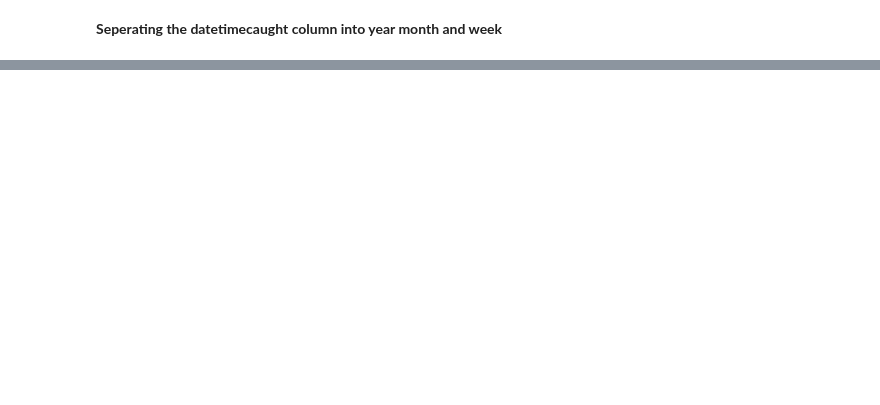
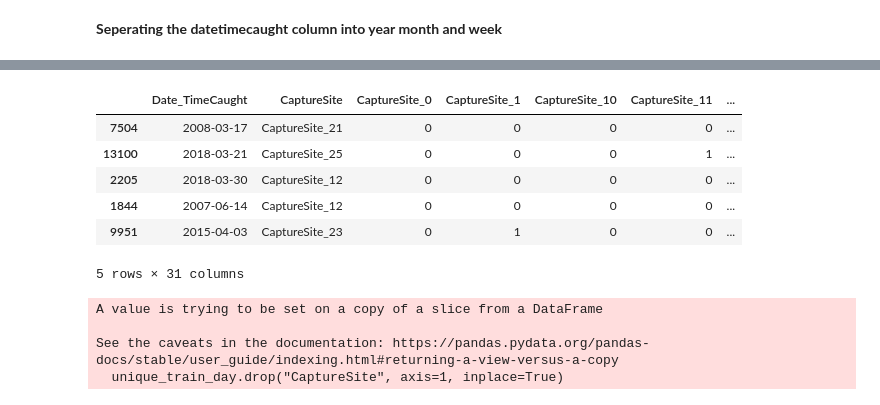
Before and after one commit to KevKibe/Sea-Turtle-Rescue-Forecast, a Jupyter notebook: Sea Turtle Rescue Forecast .ipynb, the cells around one changed output, grey strips where cells are left out. Saved outputs shown, nothing was run; the diff lists cells and outputs as text; code cells hidden in the pictures; blank space fills up the shorter version.

```diff
--- a/Sea Turtle Rescue Forecast .ipynb
+++ b/Sea Turtle Rescue Forecast .ipynb
@@ -108,0 +91,16 @@ new_df.head()
+# %%
+all_train_day = newer_df[['Date_TimeCaught','CaptureSite']].sort_values(by='Date_TimeCaught').copy()
+unique_train_day = all_train_day.drop_duplicates('Date_TimeCaught')
+
+CaptureSite = list(newer_df.CaptureSite.unique())
+## Find away to optimize this code
+unique_train_day
+
+for CapId in CaptureSite:
+    unique_train_day[str(CapId)] = 0
+    events = all_train_day[all_train_day['CaptureSite'] == CapId]
+    dates = events['Date_TimeCaught'].unique()
+
+    for date in dates:
+        number_of_days = len(events[events.Date_TimeCaught == date ])
+        unique_train_day.loc[unique_train_day['Date_TimeCaught'].isin([date]), CapId] = number_of_days
@@ -108,0 +125,17 @@ new_df.head()
+# %%
+unique_train_day.sample(5)
+# %% [output]
+|  | Date_TimeCaught | CaptureSite | CaptureSite_0 | CaptureSite_1 | CaptureSite_10 | CaptureSite_11 | ... |
+| 7504 | 2008-03-17 | CaptureSite_21 | 0 | 0 | 0 | 0 | ... |
+| 13100 | 2018-03-21 | CaptureSite_25 | 0 | 0 | 0 | 1 | ... |
+| 2205 | 2018-03-30 | CaptureSite_12 | 0 | 0 | 0 | 0 | ... |
+| 1844 | 2007-06-14 | CaptureSite_12 | 0 | 0 | 0 | 0 | ... |
+| 9951 | 2015-04-03 | CaptureSite_23 | 0 | 1 | 0 | 0 | ... |
+5 rows × 31 columns
+# %%
+unique_train_day.drop("CaptureSite", axis=1, inplace=True)
+# %% [output]
+A value is trying to be set on a copy of a slice from a DataFrame
+
+See the caveats in the documentation: https://pandas.pydata.org/pandas-docs/stable/user_guide/indexing.html#returning-a-view-versus-a-copy
+  unique_train_day.drop("CaptureSite", axis=1, inplace=True)
```
Also changed, not shown: parts of 14 cells of this notebook.
